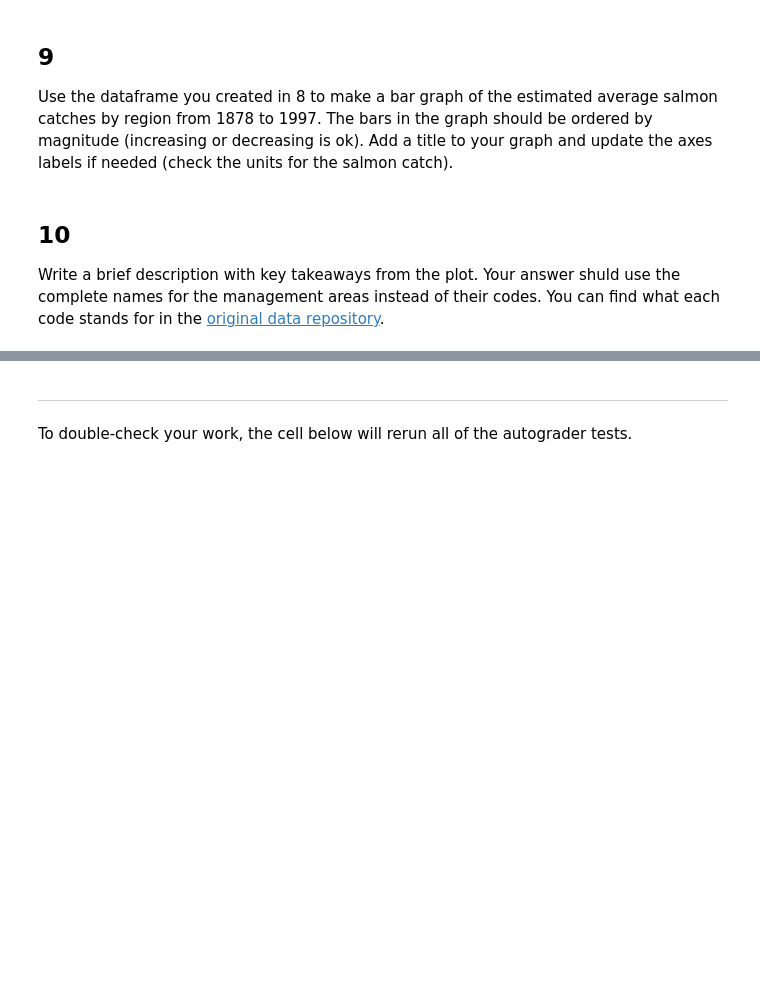
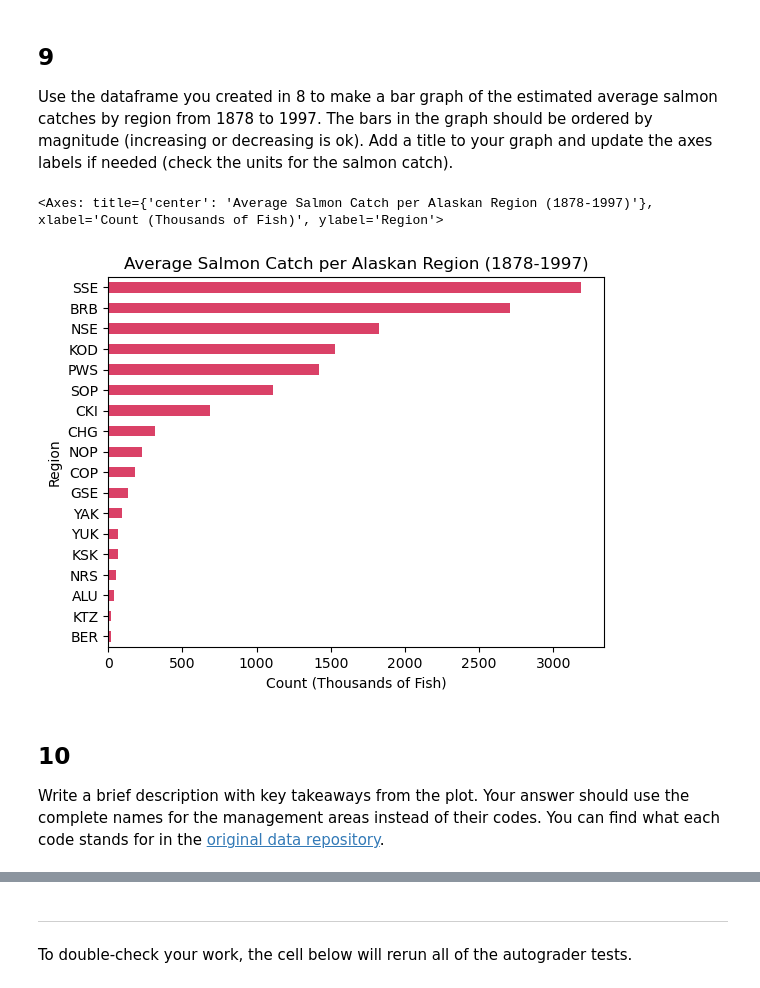
Before and after one commit to zachyyy700/eds220-hwk2, a Jupyter notebook: task2/hwk2-task2-salmon-LOO.ipynb, the cells around one changed output, grey strips where cells are left out. Cells and saved outputs as stored; diff of their text form; code cells hidden in the pictures; blank space fills up the shorter version.

```diff
--- a/task2/hwk2-task2-salmon-LOO.ipynb
+++ b/task2/hwk2-task2-salmon-LOO.ipynb
@@ -245,7 +269,7 @@ type(catch_data)
 pandas.core.frame.DataFrame
 # %%
 # Update value within original dataframe
-catch_data.replace(to_replace = "I", value = 1, inplace=True)
+catch_data.loc[400, ['Catch']] = 1
 
 # Confirm new value in selected row
 catch_data.loc[400]
@@ -285,7 +309,7 @@ q7 results: All test cases passed!
 Create a data frame with the average salmon catch per region. HINT: use `groupby()`. Store your dataframe in new variable called `avg_region`
 # %%
 # Groupby region and calculate mean
-avg_region = catch_data.groupby('Region')['Catch'].mean().round(2)
+avg_region = catch_data.groupby('Region')['Catch'].mean().round(2).sort_values(ascending=True)
 avg_region
 # %% [output]
 Region
@@ -320,6 +344,15 @@ q8 results: All test cases passed!
 ## 9
 
 Use the dataframe you created in 8 to make a bar graph of the estimated average salmon catches by region from 1878 to 1997. The bars in the graph should be ordered by magnitude (increasing or decreasing is ok). Add a title  to your graph and update the axes labels if needed (check the units for the salmon catch).
+# %%
+# Create horizontal barplot
+avg_region.plot(kind='barh', color='#da4167',
+                title="Average Salmon Catch per Alaskan Region (1878-1997)",
+                xlabel="Count (Thousands of Fish)",
+                y = "Region")
+# %% [output]
+<Axes: title={'center': 'Average Salmon Catch per Alaskan Region (1878-1997)'}, xlabel='Count (Thousands of Fish)', ylabel='Region'>
+[figure, added]
 # %% [markdown]
 <!-- END QUESTION -->
 
@@ -327,4 +360,4 @@ Use the dataframe you created in 8 to make a bar graph of the estimated average
 
 ## 10
 
-Write a brief description with key takeaways from the plot. Your answer shuld use the complete names for the management areas instead of their codes. You can find what each code stands for in the [original data repository](https://knb.ecoinformatics.org/view/df35b.304.2#df35b.303.1).
+Write a brief description with key takeaways from the plot. Your answer should use the complete names for the management areas instead of their codes. You can find what each code stands for in the [original data repository](https://knb.ecoinformatics.org/view/df35b.304.2#df35b.303.1).
```
Also changed, not shown: parts of 7 cells of this notebook.
